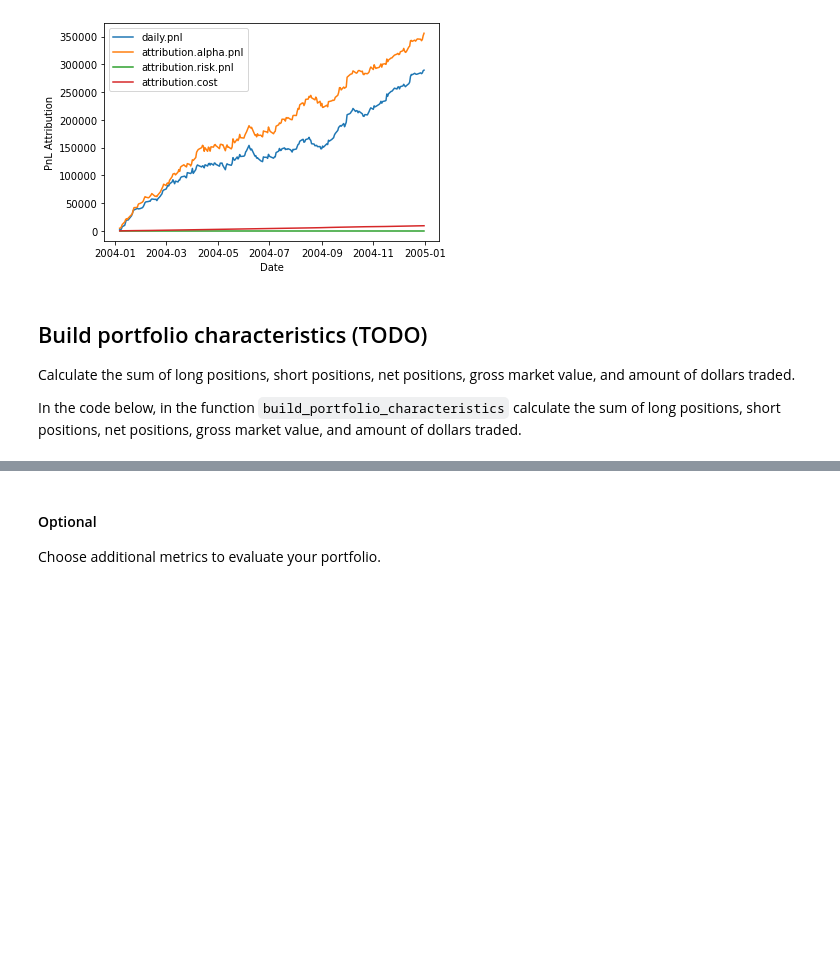
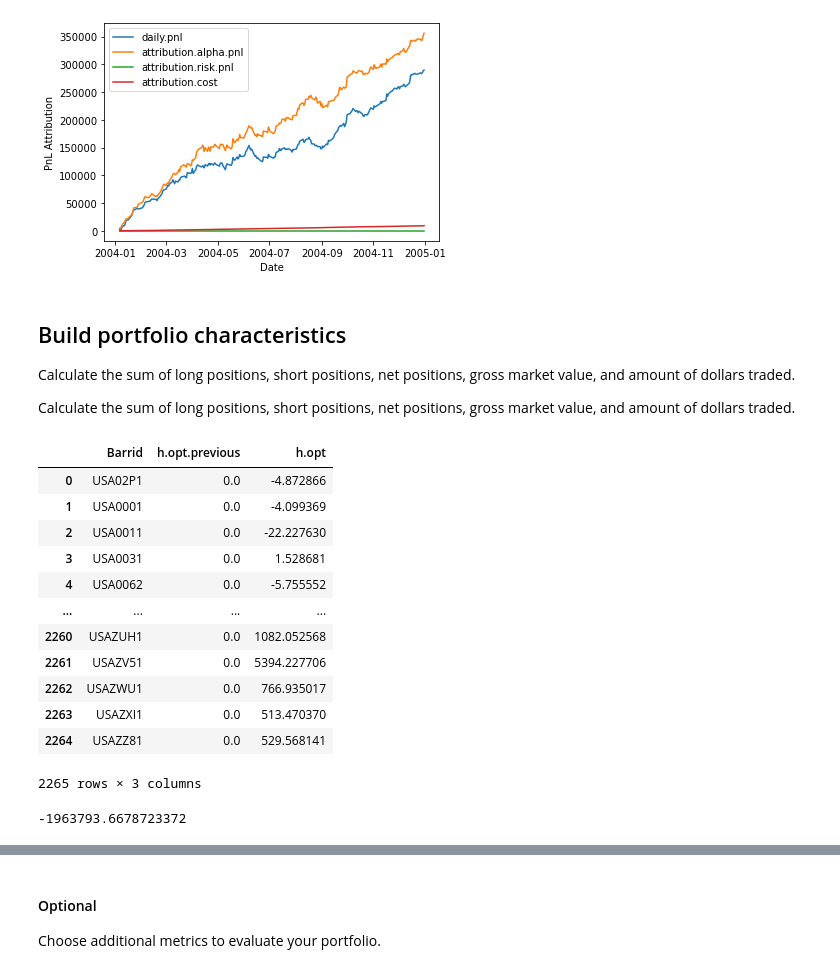
Before and after one commit to ardeshirsaadat/backtester, a Jupyter notebook: project_8_starter.ipynb, the cells around one changed output, grey strips where cells are left out. Saved outputs shown, nothing was run; the diff lists cells and outputs as text; code cells hidden in the pictures; blank space fills up the shorter version.

```diff
--- a/project_8_starter.ipynb
+++ b/project_8_starter.ipynb
@@ -902,7 +902,23 @@ plt.show()
 # %% [output]
 [figure]
 # %% [markdown]
-## Build portfolio characteristics (TODO)
+## Build portfolio characteristics
 Calculate the sum of long positions, short positions, net positions, gross market value, and amount of dollars traded.
 
-In the code below, in the function `build_portfolio_characteristics` calculate the sum of long positions, short positions, net positions, gross market value, and amount of dollars traded.
+Calculate the sum of long positions, short positions, net positions, gross market value, and amount of dollars traded.
+# %%
+trades['20040106']
+# %% [output]
+|  | Barrid | h.opt.previous | h.opt |
+| 0 | USA02P1 | 0.0 | -4.872866 |
+| 1 | USA0001 | 0.0 | -4.099369 |
+| 2 | USA0011 | 0.0 | -22.227630 |
+| 3 | USA0031 | 0.0 | 1.528681 |
+| 4 | USA0062 | 0.0 | -5.755552 |
+| ... | ... | ... | ... |
+| 2260 | USAZUH1 | 0.0 | 1082.052568 |
+| 2261 | USAZV51 | 0.0 | 5394.227706 |
+| 2262 | USAZWU1 | 0.0 | 766.935017 |
+| 2263 | USAZXI1 | 0.0 | 513.470370 |
+| 2264 | USAZZ81 | 0.0 | 529.568141 |
+2265 rows × 3 columns
@@ -909,3 +930,7 @@ In the code below, in the function `build_portfolio_characteristics` calculate t
+# %%
+h[h<0].sum()
+# %% [output]
+-1963793.6678723372
 # %%
 def build_portfolio_characteristics():
     df = pd.DataFrame(index = my_dates)
```
Also changed, not shown: parts of 5 cells of this notebook.
